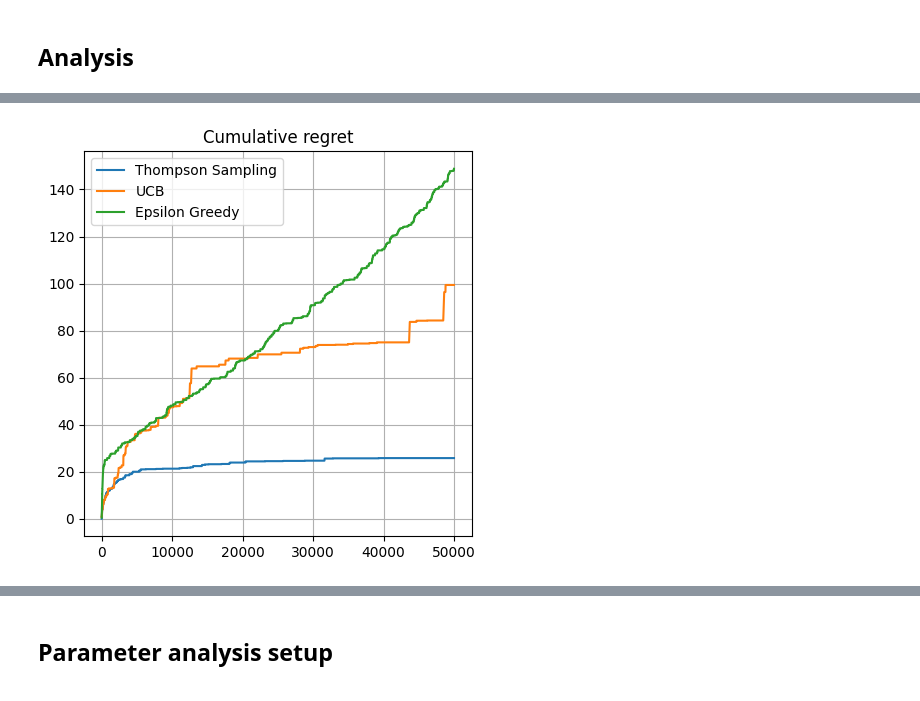
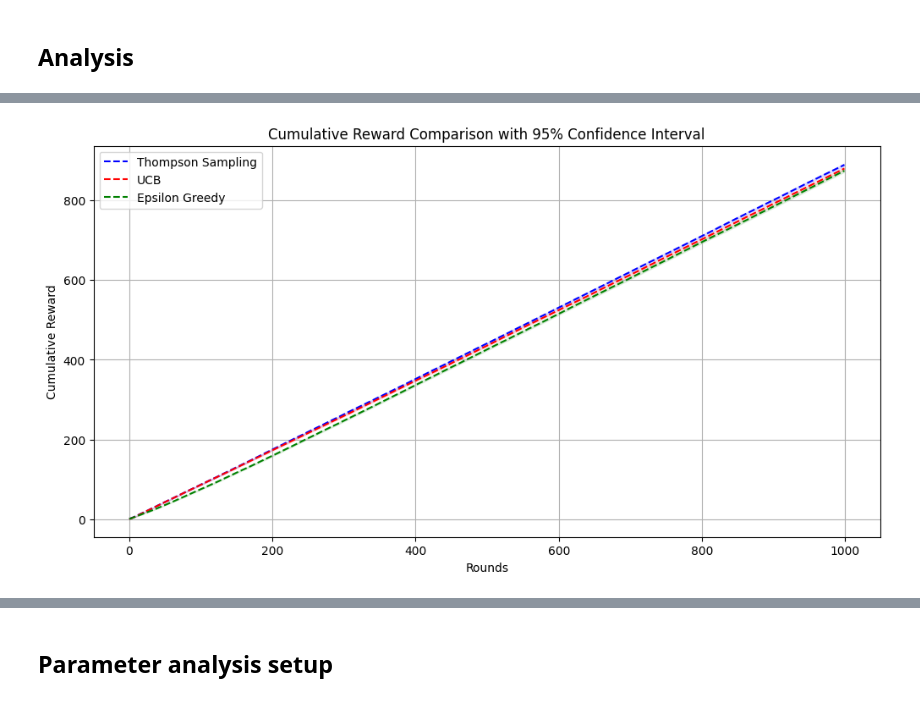
Before and after one commit to F102M8/UT-Interactive-Learning-Course-Projects, a Jupyter notebook: RL_HW1/RL_HW1_810199489.ipynb, the cells around one changed output, grey strips where cells are left out. Drawn from its saved outputs; the diff is of its cells as text; code cells hidden in the pictures.

```diff
--- a/RL_HW1/RL_HW1_810199489.ipynb
+++ b/RL_HW1/RL_HW1_810199489.ipynb
@@ -164,4 +166,46 @@ plot_results(cumulative_reward_ts, cumulative_reward_ucb, cumulative_reward_eg,
-# %%
-plot_results(cumulative_regret_ts, cumulative_regret_ucb, cumulative_regret_eg, "Cumulative regret")
-# %% [output]
-[figure, removed]
+# %%
+def plot_results(results_ts, results_ucb, results_eg, title = "Reward"):
+    if title == "Reward":
+        mean_ts = results_ts['rewards_mean']
+        conf_ts = results_ts['rewards_conf_interval']
+
+        mean_ucb = results_ucb['rewards_mean']
+        conf_ucb = results_ucb['rewards_conf_interval']
+
+        mean_eg = results_eg['rewards_mean']
+        conf_eg = results_eg['rewards_conf_interval']
+    elif title == "Regret":
+        mean_ts = results_ts['regrets_mean']
+        conf_ts = results_ts['regrets_conf_interval']
+
+        mean_ucb = results_ucb['regrets_mean']
+        conf_ucb = results_ucb['regrets_conf_interval']
+
+        mean_eg = results_eg['regrets_mean']
+        conf_eg = results_eg['regrets_conf_interval']
+
+    else:
+        print("Wrong title")
+        return
+
+
+    plt.figure(figsize=(12, 6))
+    plt.plot(mean_ts, label="Thompson Sampling", color="blue", linestyle="--")
+    plt.fill_between(range(num_rounds), mean_ts - conf_ts, mean_ts + conf_ts, color='blue', alpha=0.1)
+
+    plt.plot(mean_ucb, label="UCB", color="red", linestyle="--")
+    plt.fill_between(range(num_rounds), mean_ucb - conf_ucb, mean_ucb + conf_ucb, color='red', alpha=0.1)
+
+    plt.plot(mean_eg, label="Epsilon Greedy", color="green", linestyle="--")
+    plt.fill_between(range(num_rounds), mean_eg - conf_eg, mean_eg + conf_eg, color='green', alpha=0.1)
+
+    plt.xlabel("Rounds")
+    plt.ylabel(f"Cumulative {title}")
+    plt.title(f"Cumulative {title} Comparison with 95% Confidence Interval")
+    plt.legend()
+    plt.grid(True)
+    plt.show()
+# %%
+plot_results(results_ts, results_ucb, results_eg, "Reward")
+# %% [output]
+[figure, added]
```
Also changed, not shown: parts of 39 cells of this notebook, 27 other files.
